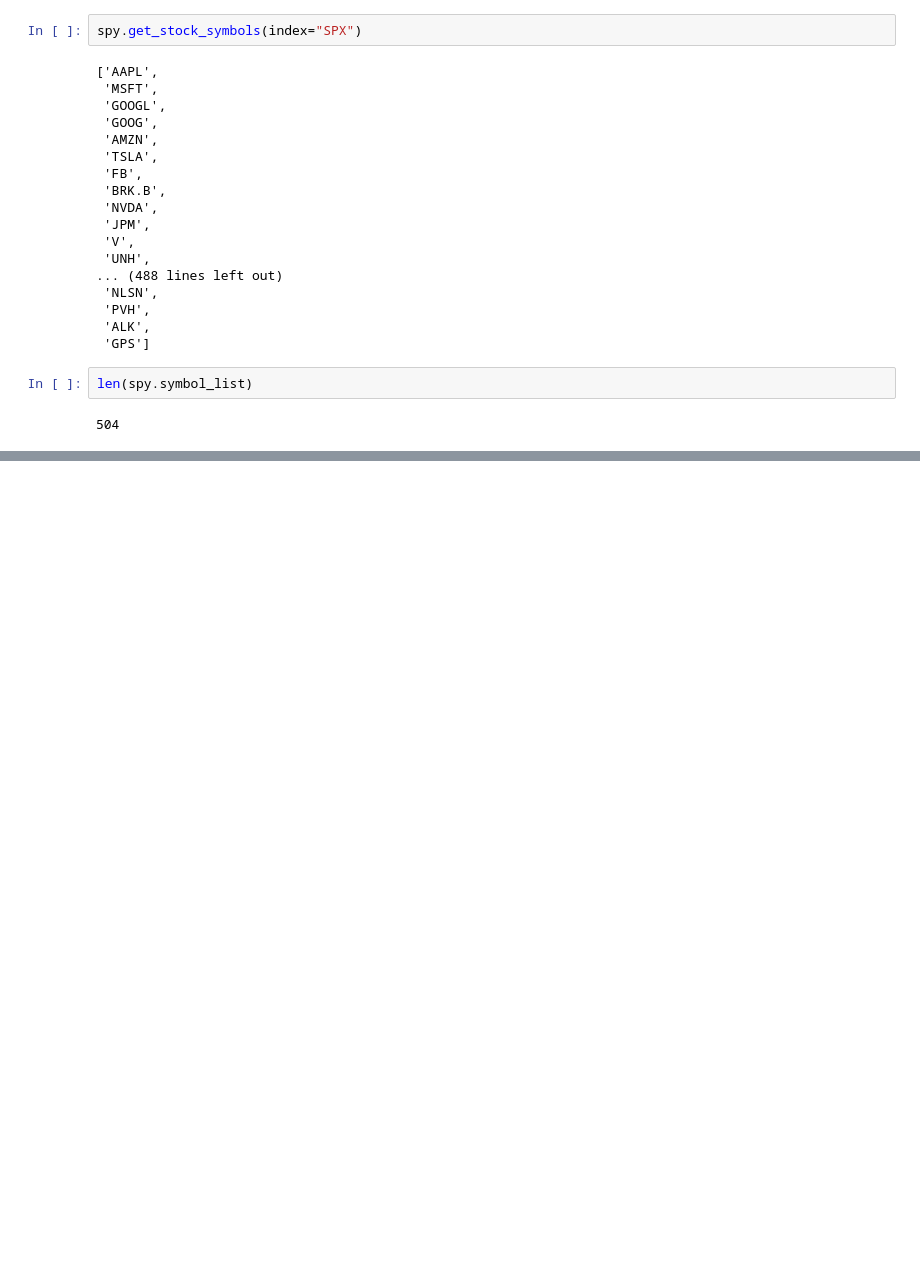
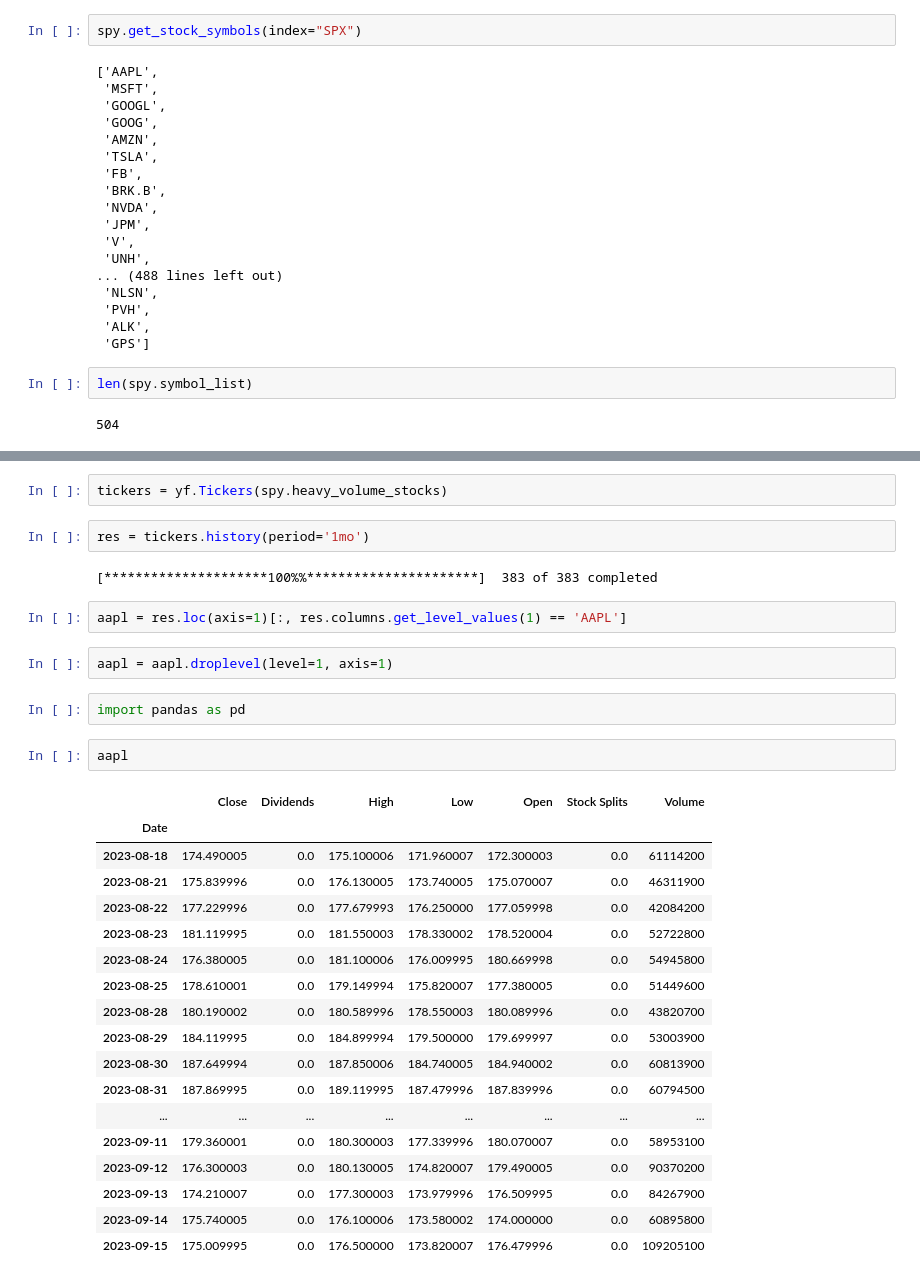
Before and after one commit to peterchettiar/personal-projects, a Jupyter notebook: stock_price_prediction/stock_prediction.ipynb, the cells around one changed output, grey strips where cells are left out. Saved outputs shown, nothing was run; the diff lists cells and outputs as text; blank space fills up the shorter version.

```diff
--- a/stock_price_prediction/stock_prediction.ipynb
+++ b/stock_price_prediction/stock_prediction.ipynb
@@ -59,0 +62,33 @@ len(spy.heavy_volume_stocks)
+# %%
+tickers = yf.Tickers(spy.heavy_volume_stocks)
+# %%
+res = tickers.history(period='1mo')
+# %% [output]
+[*********************100%%**********************]  383 of 383 completed
+# %%
+aapl = res.loc(axis=1)[:, res.columns.get_level_values(1) == 'AAPL']
+# %%
+aapl = aapl.droplevel(level=1, axis=1)
+# %%
+import pandas as pd
+# %%
+aapl
+# %% [output]
+|  | Close | Dividends | High | Low | Open | Stock Splits | Volume |
+| Date |  |  |  |  |  |  |  |
+| 2023-08-18 | 174.490005 | 0.0 | 175.100006 | 171.960007 | 172.300003 | 0.0 | 61114200 |
+| 2023-08-21 | 175.839996 | 0.0 | 176.130005 | 173.740005 | 175.070007 | 0.0 | 46311900 |
+| 2023-08-22 | 177.229996 | 0.0 | 177.679993 | 176.250000 | 177.059998 | 0.0 | 42084200 |
+| 2023-08-23 | 181.119995 | 0.0 | 181.550003 | 178.330002 | 178.520004 | 0.0 | 52722800 |
+| 2023-08-24 | 176.380005 | 0.0 | 181.100006 | 176.009995 | 180.669998 | 0.0 | 54945800 |
+| 2023-08-25 | 178.610001 | 0.0 | 179.149994 | 175.820007 | 177.380005 | 0.0 | 51449600 |
+| 2023-08-28 | 180.190002 | 0.0 | 180.589996 | 178.550003 | 180.089996 | 0.0 | 43820700 |
+| 2023-08-29 | 184.119995 | 0.0 | 184.899994 | 179.500000 | 179.699997 | 0.0 | 53003900 |
+| 2023-08-30 | 187.649994 | 0.0 | 187.850006 | 184.740005 | 184.940002 | 0.0 | 60813900 |
+| 2023-08-31 | 187.869995 | 0.0 | 189.119995 | 187.479996 | 187.839996 | 0.0 | 60794500 |
+| ... | ... | ... | ... | ... | ... | ... | ... |
+| 2023-09-11 | 179.360001 | 0.0 | 180.300003 | 177.339996 | 180.070007 | 0.0 | 58953100 |
+| 2023-09-12 | 176.300003 | 0.0 | 180.130005 | 174.820007 | 179.490005 | 0.0 | 90370200 |
+| 2023-09-13 | 174.210007 | 0.0 | 177.300003 | 173.979996 | 176.509995 | 0.0 | 84267900 |
+| 2023-09-14 | 175.740005 | 0.0 | 176.100006 | 173.580002 | 174.000000 | 0.0 | 60895800 |
+| 2023-09-15 | 175.009995 | 0.0 | 176.500000 | 173.820007 | 176.479996 | 0.0 | 109205100 |
```
Also changed, not shown: parts of 9 cells of this notebook, 1 other file.
